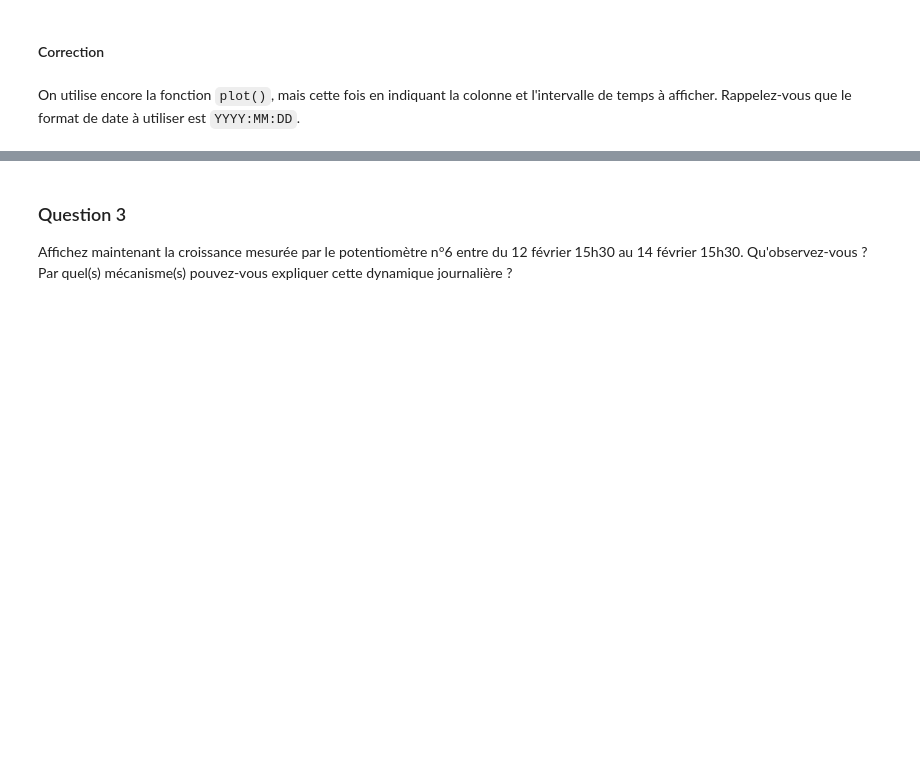
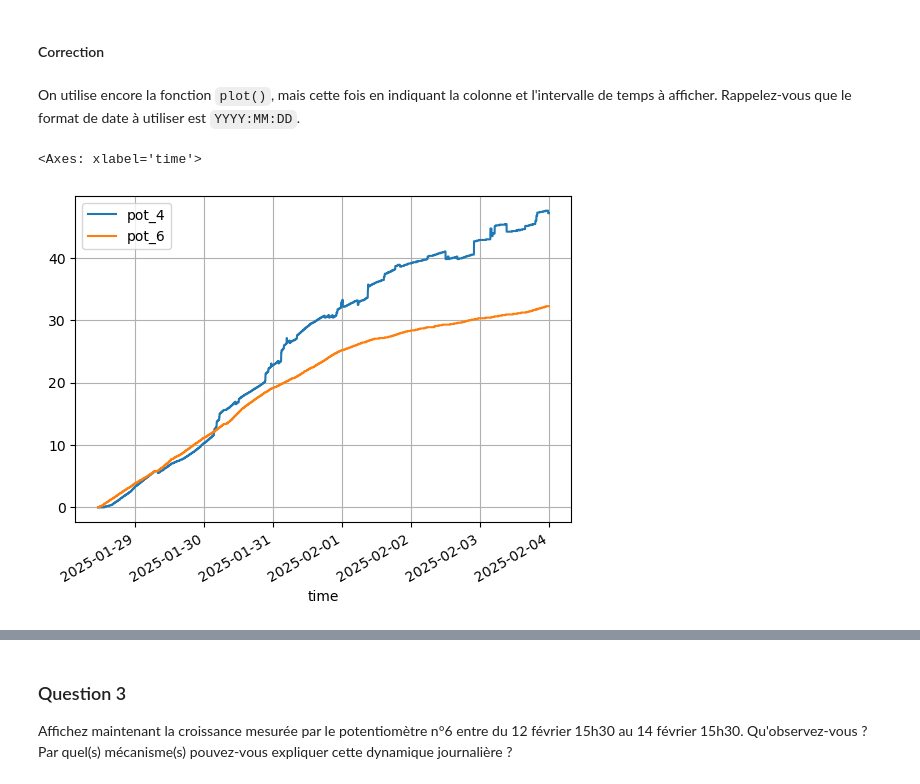
Before and after one commit to anpar/lbir1251-data-analysis, a Jupyter notebook: TP2/TP2_correction.ipynb, the cells around one changed output, grey strips where cells are left out. Saved outputs shown, nothing was run; the diff lists cells and outputs as text; code cells hidden in the pictures; blank space fills up the shorter version.

Commit message:
Fix typo and improve plotting

```diff
--- a/TP2/TP2_correction.ipynb
+++ b/TP2/TP2_correction.ipynb
@@ -199,6 +324,8 @@ Sur des graphiques différents, affichez la courbe de croissance mesurée par le
 # %% [markdown]
 On utilise encore la fonction `plot()`, mais cette fois en indiquant la colonne et l'intervalle de temps à afficher. Rappelez-vous que le format de date à utiliser est `YYYY:MM:DD`.
 # %%
-df['pot_4']['2025-01-28':'2025-02-03'].plot()
-df['pot_6']['2025-01-28':'2025-02-03'].plot(grid=True)
+df[['pot_4', 'pot_6']]['2025-01-28':'2025-02-03'].plot(grid=True)
+# %% [output]
+<Axes: xlabel='time'>
+[figure, added]
 # %%
```
Also changed, not shown: parts of 22 cells of this notebook.
